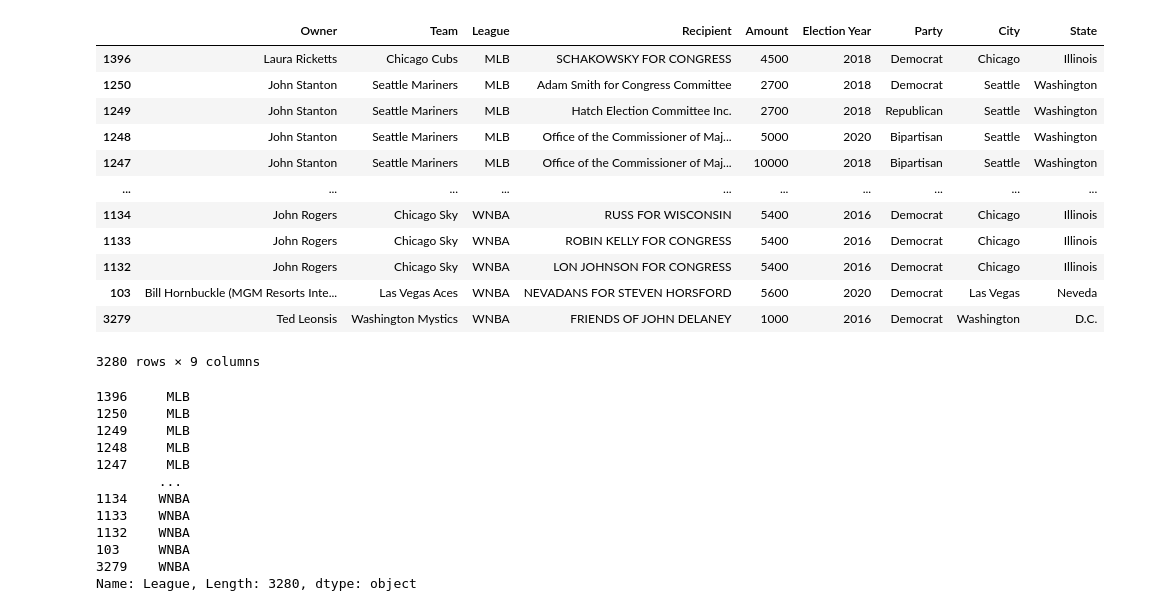
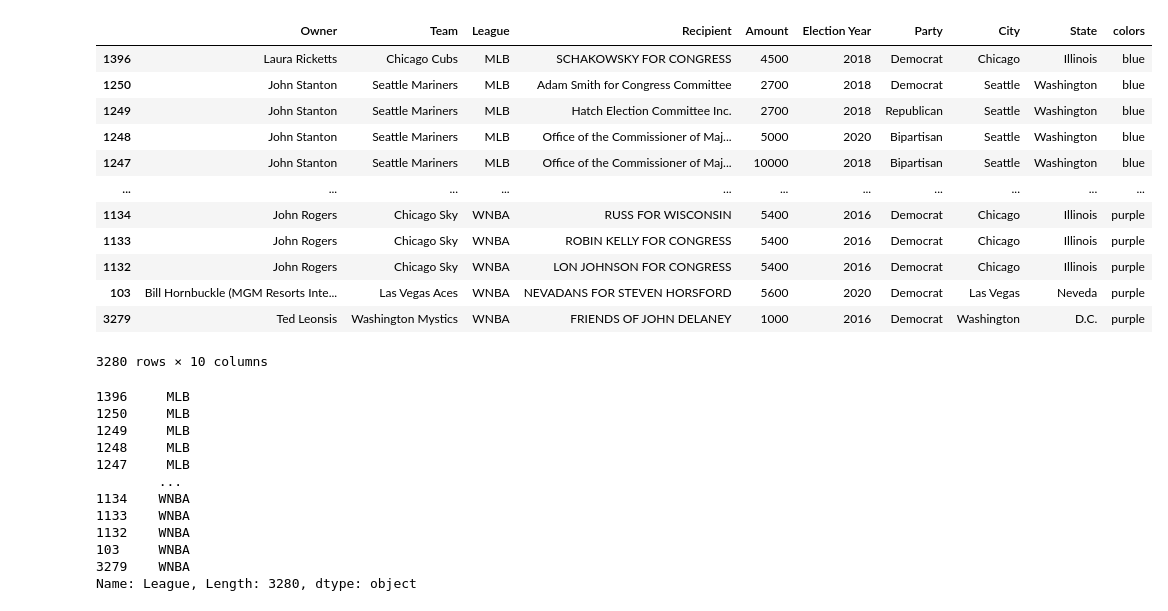
Before and after one commit to richcoca/CIS9655Project, a Jupyter notebook: Draft 1.ipynb, the cells around one changed output. Saved outputs shown, nothing was run; the diff lists cells and outputs as text; code cells hidden in the pictures.

```diff
--- a/Draft 1.ipynb
+++ b/Draft 1.ipynb
@@ -1,32 +1,38 @@
 # %%
 import pandas as pd
 import numpy as np
 import matplotlib.pyplot as plt
 
 sports= "SPD.csv"
 sport= 'SPD(League only).csv'
 
 df = pd.read_csv(sports,index_col=0, parse_dates=True)
 dfd = pd.read_csv(sport)
 
-
+dfd['colors']=0
+dfd.loc[dfd['League']=='MLB', 'colors']='blue'
+dfd.loc[dfd['League']=='NBA', 'colors']='red'
+dfd.loc[dfd['League']=='NFL', 'colors']='green'
+dfd.loc[dfd['League']=='NHL', 'colors']='yellow'
+dfd.loc[dfd['League']=='NASCAR', 'colors']='pink'
+dfd.loc[dfd['League']=='WNBA', 'colors']='purple'
 dfd=dfd.sort_values(by=['League'])
 
 dfd
 # %% [output]
-|  | Owner | Team | League | Recipient | Amount | Election Year | Party | City | State |
-| 1396 | Laura Ricketts | Chicago Cubs | MLB | SCHAKOWSKY FOR CONGRESS | 4500 | 2018 | Democrat | Chicago | Illinois |
-| 1250 | John Stanton | Seattle Mariners | MLB | Adam Smith for Congress Committee | 2700 | 2018 | Democrat | Seattle | Washington |
-| 1249 | John Stanton | Seattle Mariners | MLB | Hatch Election Committee Inc. | 2700 | 2018 | Republican | Seattle | Washington |
-| 1248 | John Stanton | Seattle Mariners | MLB | Office of the Commissioner of Maj... | 5000 | 2020 | Bipartisan | Seattle | Washington |
-| 1247 | John Stanton | Seattle Mariners | MLB | Office of the Commissioner of Maj... | 10000 | 2018 | Bipartisan | Seattle | Washington |
-| ... | ... | ... | ... | ... | ... | ... | ... | ... | ... |
-| 1134 | John Rogers | Chicago Sky | WNBA | RUSS FOR WISCONSIN | 5400 | 2016 | Democrat | Chicago | Illinois |
-| 1133 | John Rogers | Chicago Sky | WNBA | ROBIN KELLY FOR CONGRESS | 5400 | 2016 | Democrat | Chicago | Illinois |
-| 1132 | John Rogers | Chicago Sky | WNBA | LON JOHNSON FOR CONGRESS | 5400 | 2016 | Democrat | Chicago | Illinois |
-| 103 | Bill Hornbuckle (MGM Resorts Inte... | Las Vegas Aces | WNBA | NEVADANS FOR STEVEN HORSFORD | 5600 | 2020 | Democrat | Las Vegas | Neveda |
-| 3279 | Ted Leonsis | Washington Mystics | WNBA | FRIENDS OF JOHN DELANEY | 1000 | 2016 | Democrat | Washington | D.C. |
+|  | Owner | Team | League | Recipient | Amount | Election Year | Party | City | State | colors |
+| 1396 | Laura Ricketts | Chicago Cubs | MLB | SCHAKOWSKY FOR CONGRESS | 4500 | 2018 | Democrat | Chicago | Illinois | blue |
+| 1250 | John Stanton | Seattle Mariners | MLB | Adam Smith for Congress Committee | 2700 | 2018 | Democrat | Seattle | Washington | blue |
+| 1249 | John Stanton | Seattle Mariners | MLB | Hatch Election Committee Inc. | 2700 | 2018 | Republican | Seattle | Washington | blue |
+| 1248 | John Stanton | Seattle Mariners | MLB | Office of the Commissioner of Maj... | 5000 | 2020 | Bipartisan | Seattle | Washington | blue |
+| 1247 | John Stanton | Seattle Mariners | MLB | Office of the Commissioner of Maj... | 10000 | 2018 | Bipartisan | Seattle | Washington | blue |
+| ... | ... | ... | ... | ... | ... | ... | ... | ... | ... | ... |
+| 1134 | John Rogers | Chicago Sky | WNBA | RUSS FOR WISCONSIN | 5400 | 2016 | Democrat | Chicago | Illinois | purple |
+| 1133 | John Rogers | Chicago Sky | WNBA | ROBIN KELLY FOR CONGRESS | 5400 | 2016 | Democrat | Chicago | Illinois | purple |
+| 1132 | John Rogers | Chicago Sky | WNBA | LON JOHNSON FOR CONGRESS | 5400 | 2016 | Democrat | Chicago | Illinois | purple |
+| 103 | Bill Hornbuckle (MGM Resorts Inte... | Las Vegas Aces | WNBA | NEVADANS FOR STEVEN HORSFORD | 5600 | 2020 | Democrat | Las Vegas | Neveda | purple |
+| 3279 | Ted Leonsis | Washington Mystics | WNBA | FRIENDS OF JOHN DELANEY | 1000 | 2016 | Democrat | Washington | D.C. | purple |
-3280 rows × 9 columns
+3280 rows × 10 columns
 # %%
 dfd['League'].str.strip()
 # %% [output]
```
Also changed, not shown: parts of 8 cells of this notebook.
